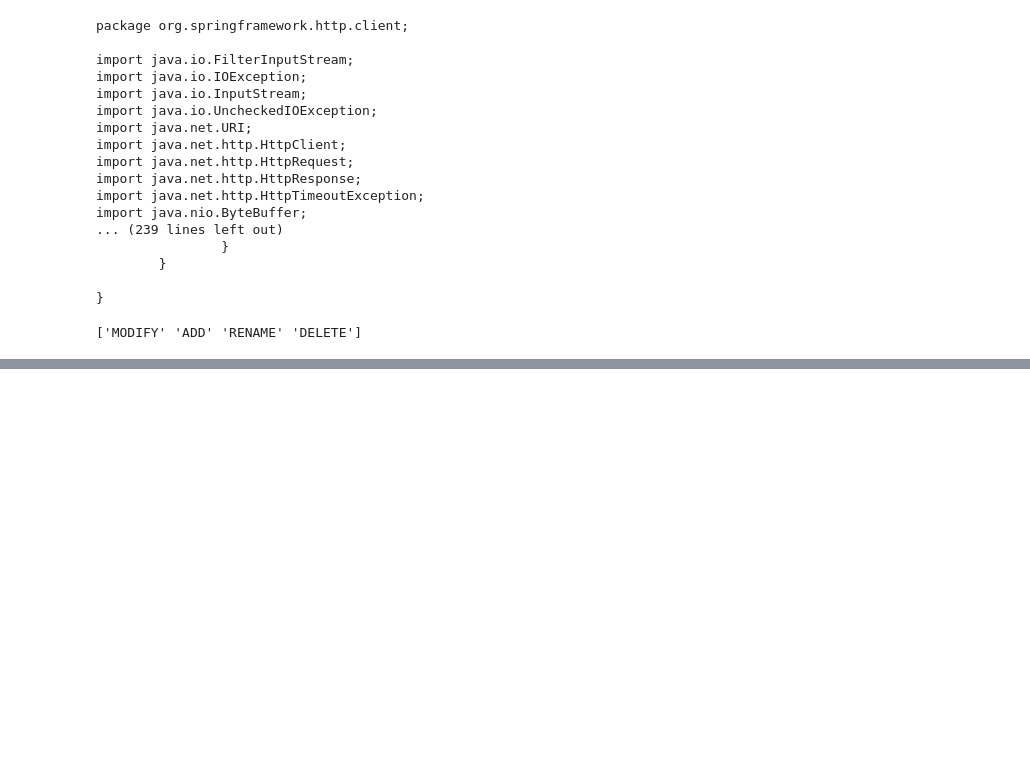
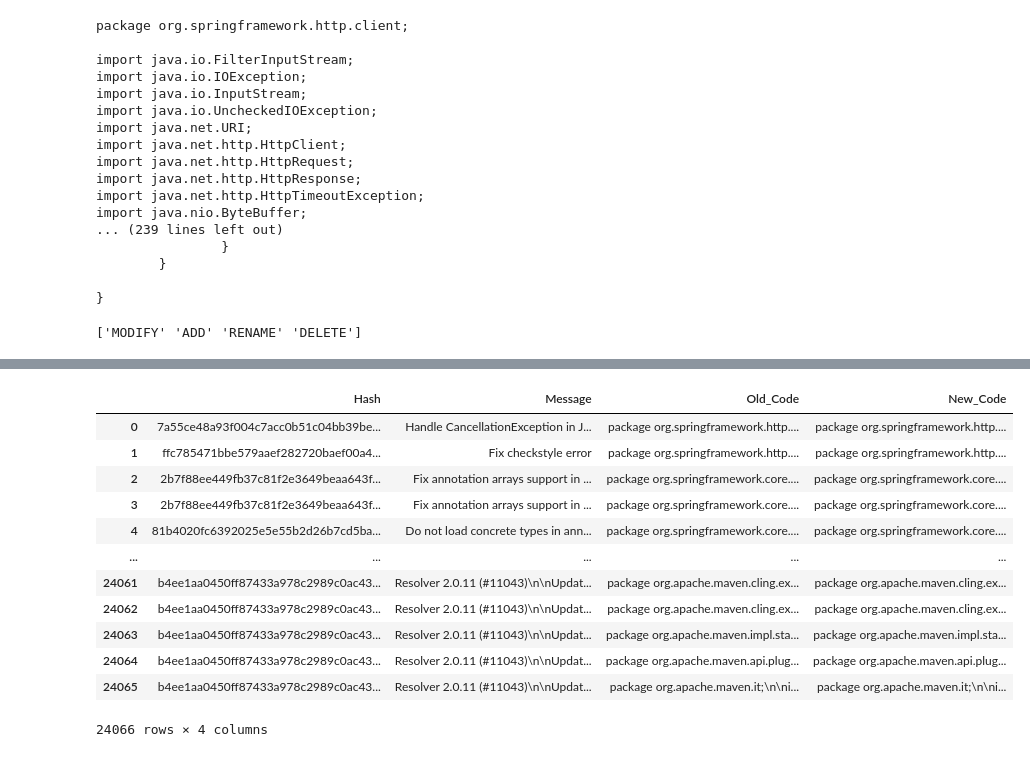
Before and after one commit to yacinemebarki/java_bugs, a Jupyter notebook: model.ipynb, the cells around one changed output, grey strips where cells are left out. Cells and saved outputs as stored; diff of their text form; code cells hidden in the pictures; blank space fills up the shorter version.

```diff
--- a/model.ipynb
+++ b/model.ipynb
@@ -147,0 +160,17 @@ df
+# %%
+df=df.drop('Type', axis=1)
+df
+# %% [output]
+|  | Hash | Message | Old_Code | New_Code |
+| 0 | 7a55ce48a93f004c7acc0b51c04bb39be... | Handle CancellationException in J... | package org.springframework.http.... | package org.springframework.http.... |
+| 1 | ffc785471bbe579aaef282720baef00a4... | Fix checkstyle error | package org.springframework.http.... | package org.springframework.http.... |
+| 2 | 2b7f88ee449fb37c81f2e3649beaa643f... | Fix annotation arrays support in ... | package org.springframework.core.... | package org.springframework.core.... |
+| 3 | 2b7f88ee449fb37c81f2e3649beaa643f... | Fix annotation arrays support in ... | package org.springframework.core.... | package org.springframework.core.... |
+| 4 | 81b4020fc6392025e5e55b2d26b7cd5ba... | Do not load concrete types in ann... | package org.springframework.core.... | package org.springframework.core.... |
+| ... | ... | ... | ... | ... |
+| 24061 | b4ee1aa0450ff87433a978c2989c0ac43... | Resolver 2.0.11 (#11043)\n\nUpdat... | package org.apache.maven.cling.ex... | package org.apache.maven.cling.ex... |
+| 24062 | b4ee1aa0450ff87433a978c2989c0ac43... | Resolver 2.0.11 (#11043)\n\nUpdat... | package org.apache.maven.cling.ex... | package org.apache.maven.cling.ex... |
+| 24063 | b4ee1aa0450ff87433a978c2989c0ac43... | Resolver 2.0.11 (#11043)\n\nUpdat... | package org.apache.maven.impl.sta... | package org.apache.maven.impl.sta... |
+| 24064 | b4ee1aa0450ff87433a978c2989c0ac43... | Resolver 2.0.11 (#11043)\n\nUpdat... | package org.apache.maven.api.plug... | package org.apache.maven.api.plug... |
+| 24065 | b4ee1aa0450ff87433a978c2989c0ac43... | Resolver 2.0.11 (#11043)\n\nUpdat... | package org.apache.maven.it;\n\ni... | package org.apache.maven.it;\n\ni... |
+24066 rows × 4 columns
```
Also changed, not shown: parts of 36 cells of this notebook.
